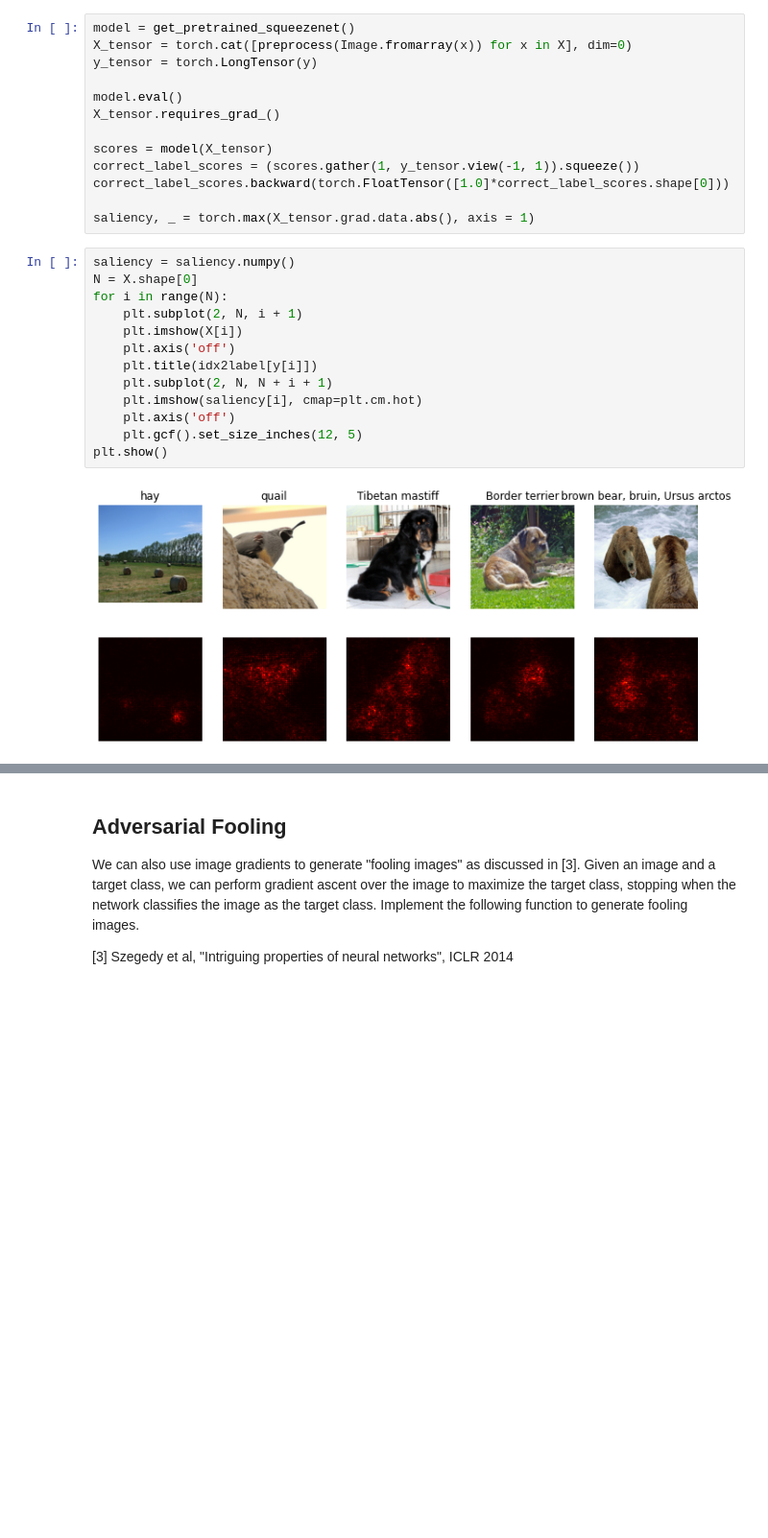
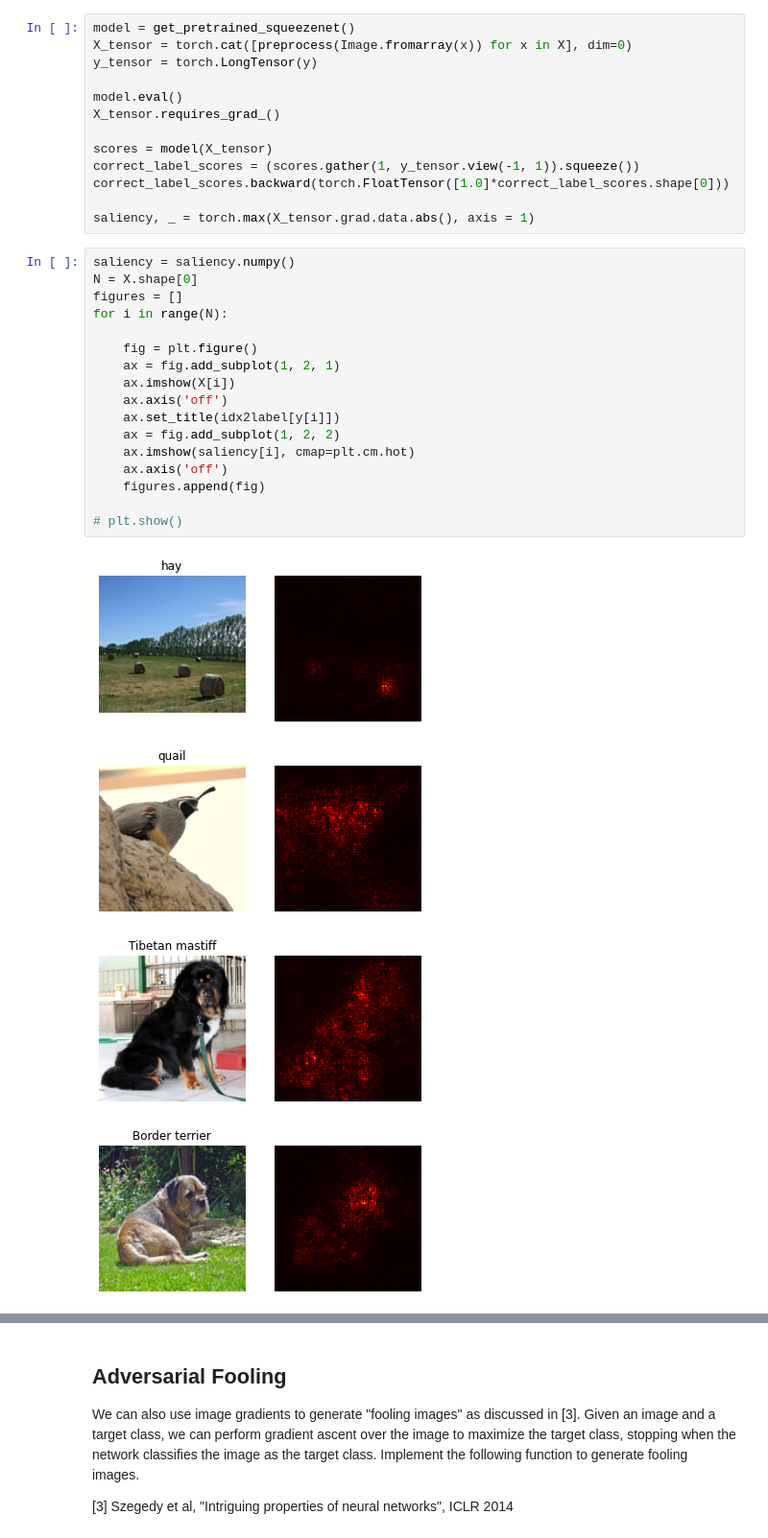
Before and after one commit to aiarjun/CNN-Explainer, a Jupyter notebook: visualizer.ipynb, the cells around one changed output, grey strips where cells are left out. Shown at 96% size. Cells and saved outputs as stored; diff of their text form; blank space fills up the shorter version.

Commit message:
Moved saliency

```diff
--- a/visualizer.ipynb
+++ b/visualizer.ipynb
@@ -98,15 +102,22 @@ saliency, _ = torch.max(X_tensor.grad.data.abs(), axis = 1)
 # %%
 saliency = saliency.numpy()
 N = X.shape[0]
+figures = []
 for i in range(N):
-    plt.subplot(2, N, i + 1)
-    plt.imshow(X[i])
-    plt.axis('off')
-    plt.title(idx2label[y[i]])
-    plt.subplot(2, N, N + i + 1)
-    plt.imshow(saliency[i], cmap=plt.cm.hot)
-    plt.axis('off')
-    plt.gcf().set_size_inches(12, 5)
-plt.show()
+
+    fig = plt.figure()
+    ax = fig.add_subplot(1, 2, 1)
+    ax.imshow(X[i])
+    ax.axis('off')
+    ax.set_title(idx2label[y[i]])
+    ax = fig.add_subplot(1, 2, 2)
+    ax.imshow(saliency[i], cmap=plt.cm.hot)
+    ax.axis('off')
+    figures.append(fig)
+
+# plt.show()
 # %% [output]
-[figure, old version]
+[figure, new version]
+[figure, added]
+[figure, added]
+[figure, added]
```
Also changed, not shown: parts of 6 cells of this notebook, 1 other file.
